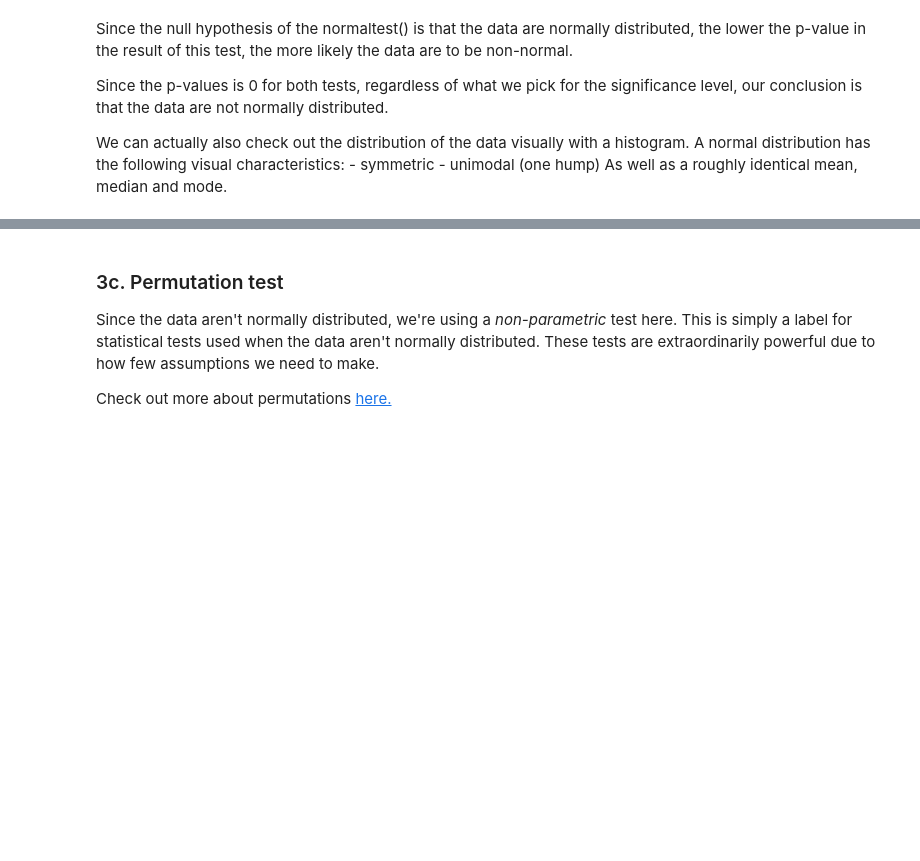
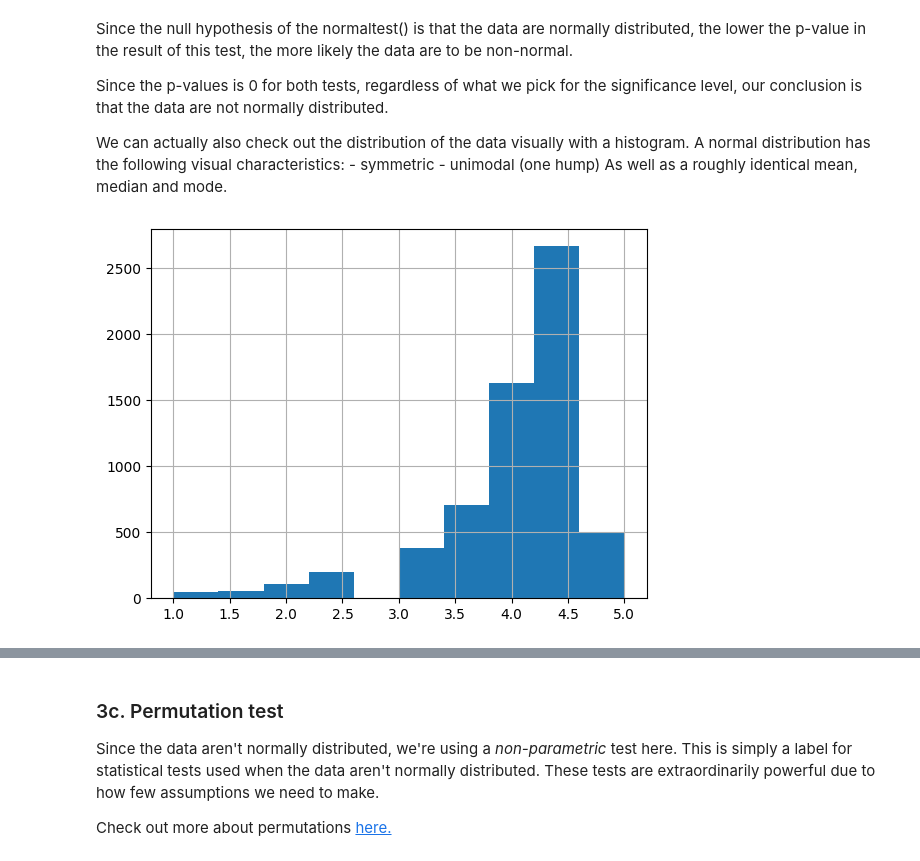
Before and after one commit to amschiltz/springboard_projects, a Jupyter notebook: Case_Study_Integrating_Apps/Springboard Apps project - Tier 3 - Complete.ipynb, the cells around one changed output, grey strips where cells are left out. Saved outputs shown, nothing was run; the diff lists cells and outputs as text; code cells hidden in the pictures; blank space fills up the shorter version.

```diff
--- a/Case_Study_Integrating_Apps/Springboard Apps project - Tier 3 - Complete.ipynb
+++ b/Case_Study_Integrating_Apps/Springboard Apps project - Tier 3 - Complete.ipynb
@@ -312,7 +472,8 @@ There are many different statistical tests, all with different assumptions. You'
 # %%
 # Create a subset of the column 'Rating' by the different platforms.
 # Call the subsets 'apple' and 'google'
-_ _ _
+apple = df[df['platform'] == 'apple']['Rating']
+google = df[df['platform'] == 'google']['Rating']
 # %%
 # Using the stats.normaltest() method, get an indication of whether the apple data are normally distributed
 # Save the result in a variable called apple_normal, and print it out
@@ -331,6 +498,8 @@ We can actually also check out the distribution of the data visually with a hist
 As well as a roughly identical mean, median and mode.
 # %%
 # Create a histogram of the apple reviews distribution
-_ _ _
+_ = apple.hist()
+# %% [output]
+[figure, added]
 # %%
 # Create a histogram of the google data
```
Also changed, not shown: parts of 34 cells of this notebook.
